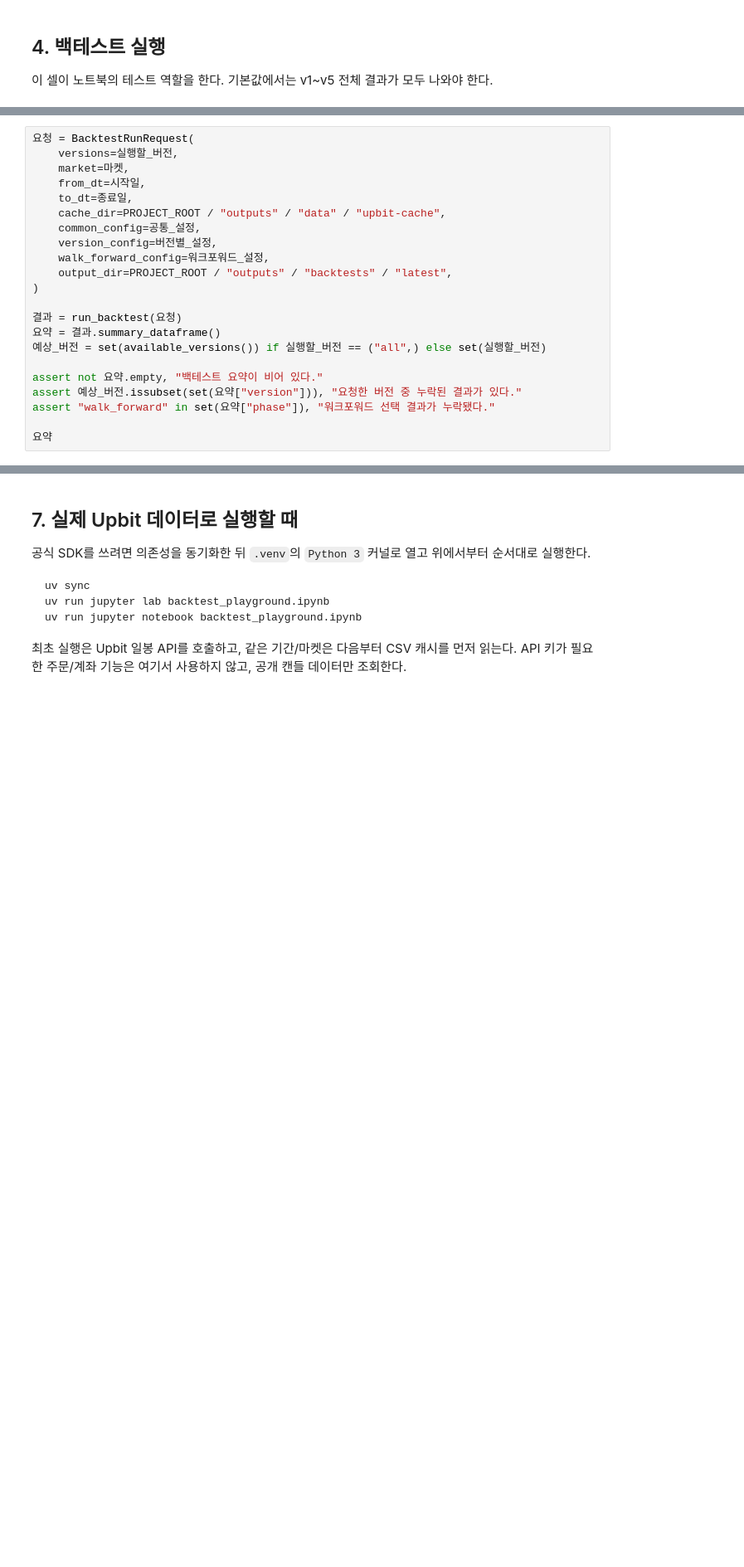
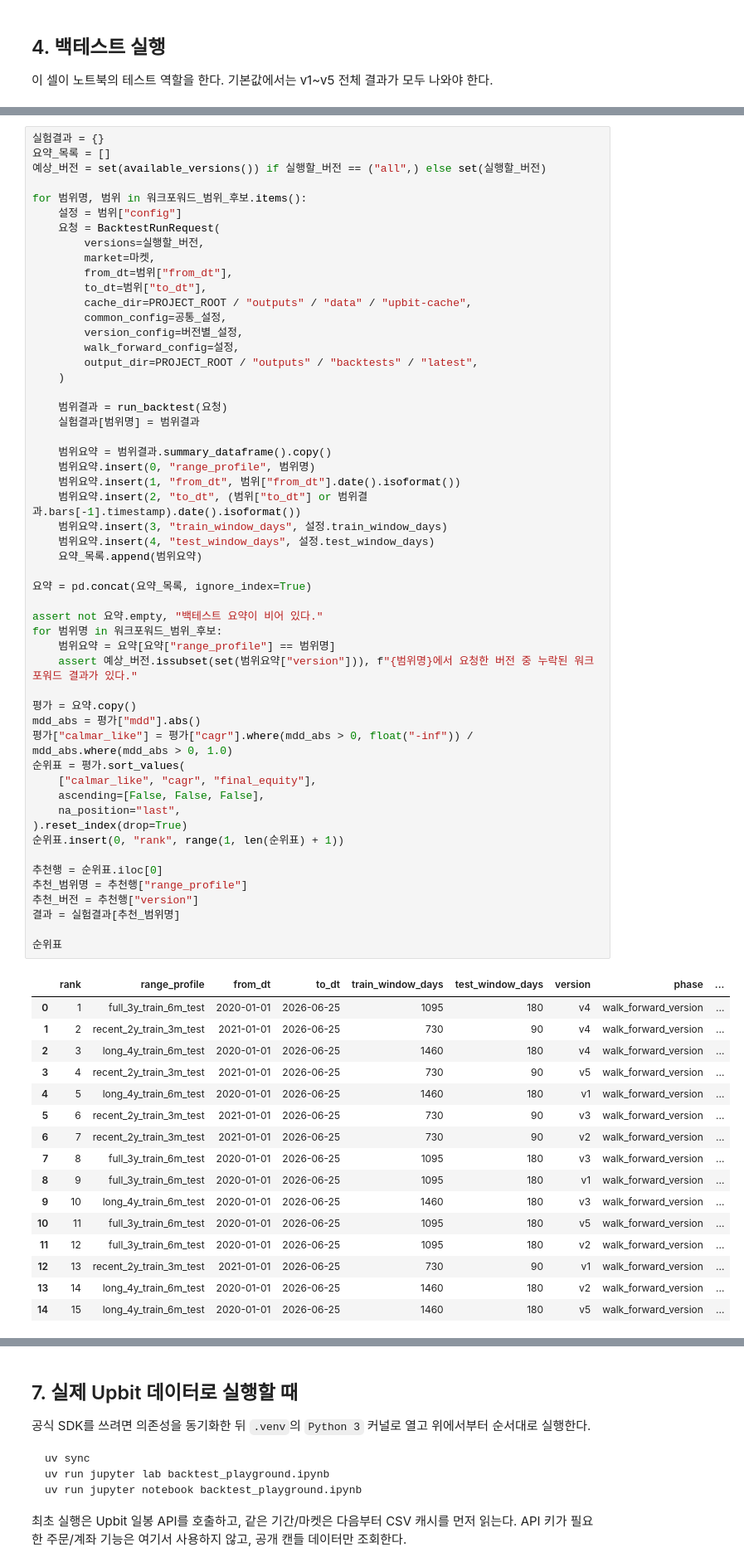
Before and after one commit to now-start/evergreen, a Jupyter notebook: backtest_playground.ipynb, the cells around one changed output, grey strips where cells are left out. Shown at 83% size. Drawn from its saved outputs; the diff is of its cells as text; blank space fills up the shorter version.

```diff
--- a/backtest_playground.ipynb
+++ b/backtest_playground.ipynb
@@ -170,25 +221,73 @@ print("사용 가능한 전략 버전:", ", ".join(available_versions()))
 # %%
-요청 = BacktestRunRequest(
-    versions=실행할_버전,
-    market=마켓,
-    from_dt=시작일,
-    to_dt=종료일,
-    cache_dir=PROJECT_ROOT / "outputs" / "data" / "upbit-cache",
-    common_config=공통_설정,
-    version_config=버전별_설정,
-    walk_forward_config=워크포워드_설정,
-    output_dir=PROJECT_ROOT / "outputs" / "backtests" / "latest",
-)
-
-결과 = run_backtest(요청)
-요약 = 결과.summary_dataframe()
+실험결과 = {}
+요약_목록 = []
 예상_버전 = set(available_versions()) if 실행할_버전 == ("all",) else set(실행할_버전)
 
+for 범위명, 범위 in 워크포워드_범위_후보.items():
+    설정 = 범위["config"]
+    요청 = BacktestRunRequest(
+        versions=실행할_버전,
+        market=마켓,
+        from_dt=범위["from_dt"],
+        to_dt=범위["to_dt"],
+        cache_dir=PROJECT_ROOT / "outputs" / "data" / "upbit-cache",
+        common_config=공통_설정,
+        version_config=버전별_설정,
+        walk_forward_config=설정,
+        output_dir=PROJECT_ROOT / "outputs" / "backtests" / "latest",
+    )
+
+    범위결과 = run_backtest(요청)
+    실험결과[범위명] = 범위결과
+
+    범위요약 = 범위결과.summary_dataframe().copy()
+    범위요약.insert(0, "range_profile", 범위명)
+    범위요약.insert(1, "from_dt", 범위["from_dt"].date().isoformat())
+    범위요약.insert(2, "to_dt", (범위["to_dt"] or 범위결과.bars[-1].timestamp).date().isoformat())
+    범위요약.insert(3, "train_window_days", 설정.train_window_days)
+    범위요약.insert(4, "test_window_days", 설정.test_window_days)
+    요약_목록.append(범위요약)
+
+요약 = pd.concat(요약_목록, ignore_index=True)
+
 assert not 요약.empty, "백테스트 요약이 비어 있다."
-assert 예상_버전.issubset(set(요약["version"])), "요청한 버전 중 누락된 결과가 있다."
-assert "walk_forward" in set(요약["phase"]), "워크포워드 선택 결과가 누락됐다."
+for 범위명 in 워크포워드_범위_후보:
+    범위요약 = 요약[요약["range_profile"] == 범위명]
+    assert 예상_버전.issubset(set(범위요약["version"])), f"{범위명}에서 요청한 버전 중 누락된 워크포워드 결과가 있다."
 
-요약
+평가 = 요약.copy()
+mdd_abs = 평가["mdd"].abs()
+평가["calmar_like"] = 평가["cagr"].where(mdd_abs > 0, float("-inf")) / mdd_abs.where(mdd_abs > 0, 1.0)
+순위표 = 평가.sort_values(
+    ["calmar_like", "cagr", "final_equity"],
+    ascending=[False, False, False],
+    na_position="last",
+).reset_index(drop=True)
+순위표.insert(0, "rank", range(1, len(순위표) + 1))
+
+추천행 = 순위표.iloc[0]
+추천_범위명 = 추천행["range_profile"]
+추천_버전 = 추천행["version"]
+결과 = 실험결과[추천_범위명]
+
+순위표
+# %% [output]
+|  | rank | range_profile | from_dt | to_dt | train_window_days | test_window_days | version | phase | ... |
+| 0 | 1 | full_3y_train_6m_test | 2020-01-01 | 2026-06-25 | 1095 | 180 | v4 | walk_forward_version | ... |
+| 1 | 2 | recent_2y_train_3m_test | 2021-01-01 | 2026-06-25 | 730 | 90 | v4 | walk_forward_version | ... |
+| 2 | 3 | long_4y_train_6m_test | 2020-01-01 | 2026-06-25 | 1460 | 180 | v4 | walk_forward_version | ... |
+| 3 | 4 | recent_2y_train_3m_test | 2021-01-01 | 2026-06-25 | 730 | 90 | v5 | walk_forward_version | ... |
+| 4 | 5 | long_4y_train_6m_test | 2020-01-01 | 2026-06-25 | 1460 | 180 | v1 | walk_forward_version | ... |
+| 5 | 6 | recent_2y_train_3m_test | 2021-01-01 | 2026-06-25 | 730 | 90 | v3 | walk_forward_version | ... |
+| 6 | 7 | recent_2y_train_3m_test | 2021-01-01 | 2026-06-25 | 730 | 90 | v2 | walk_forward_version | ... |
+| 7 | 8 | full_3y_train_6m_test | 2020-01-01 | 2026-06-25 | 1095 | 180 | v3 | walk_forward_version | ... |
+| 8 | 9 | full_3y_train_6m_test | 2020-01-01 | 2026-06-25 | 1095 | 180 | v1 | walk_forward_version | ... |
+| 9 | 10 | long_4y_train_6m_test | 2020-01-01 | 2026-06-25 | 1460 | 180 | v3 | walk_forward_version | ... |
+| 10 | 11 | full_3y_train_6m_test | 2020-01-01 | 2026-06-25 | 1095 | 180 | v5 | walk_forward_version | ... |
+| 11 | 12 | full_3y_train_6m_test | 2020-01-01 | 2026-06-25 | 1095 | 180 | v2 | walk_forward_version | ... |
+| 12 | 13 | recent_2y_train_3m_test | 2021-01-01 | 2026-06-25 | 730 | 90 | v1 | walk_forward_version | ... |
+| 13 | 14 | long_4y_train_6m_test | 2020-01-01 | 2026-06-25 | 1460 | 180 | v2 | walk_forward_version | ... |
+| 14 | 15 | long_4y_train_6m_test | 2020-01-01 | 2026-06-25 | 1460 | 180 | v5 | walk_forward_version | ... |
 # %% [markdown]
 ## 5. 자산 곡선 보기
 
```
Also changed, not shown: parts of 10 cells of this notebook, 17 other files.
